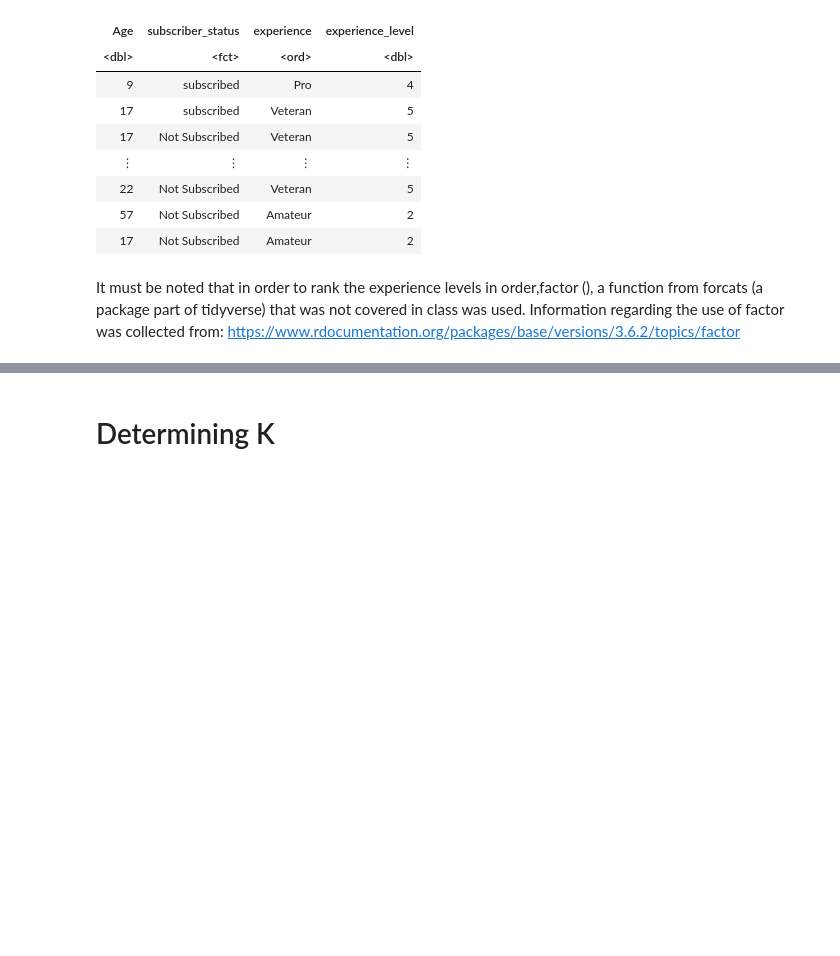
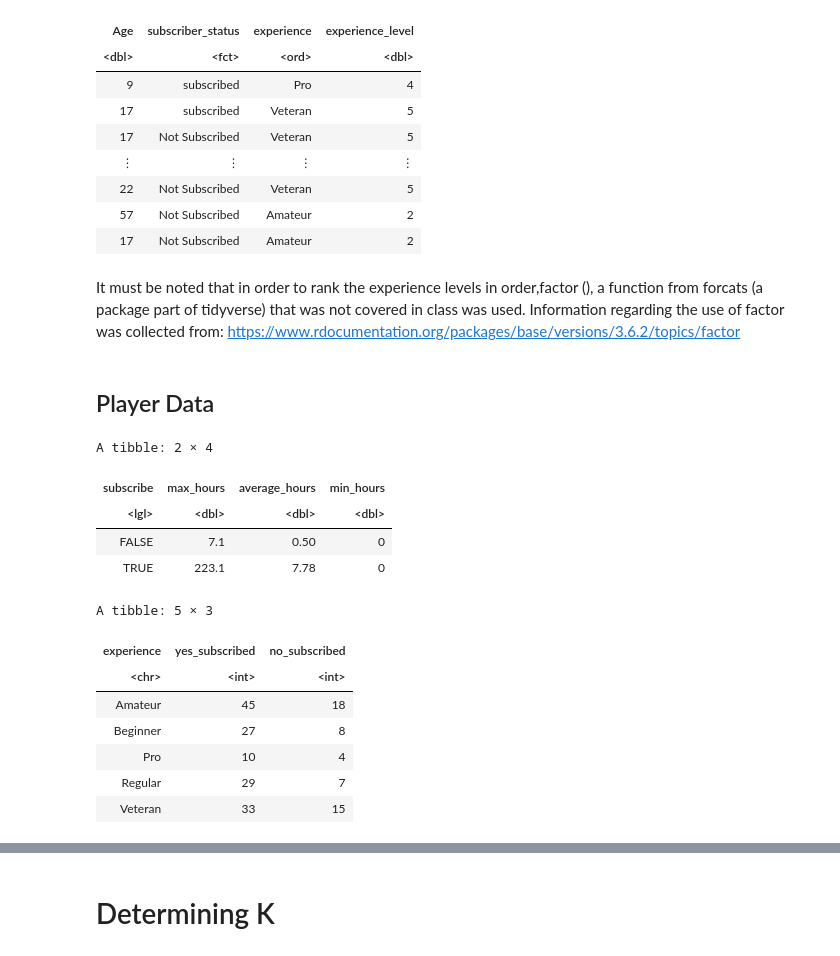
Before and after one commit to Inesh-DSCI/Group-Project-Final, a Jupyter notebook: Group Project :D.ipynb, the cells around one changed output, grey strips where cells are left out. Drawn from its saved outputs; the diff is of its cells as text; code cells hidden in the pictures; blank space fills up the shorter version.

```diff
--- a/Group Project :D.ipynb
+++ b/Group Project :D.ipynb
@@ -81,3 +75,37 @@ A tibble: 194 × 4
 | 17 | Not Subscribed | Amateur | 2 |
 # %% [markdown]
 It must be noted that in order to rank the experience levels in order,factor (), a function from forcats (a package part of tidyverse) that was not covered in class was used. Information regarding the use of factor was collected from: https://www.rdocumentation.org/packages/base/versions/3.6.2/topics/factor
+# %% [markdown]
+<h2> Player Data </h2>
+# %%
+subscriber_max_min_avrg_hours = player_data |>
+    group_by(subscribe) |>
+    summarize(max_hours = max(played_hours, na.rm = TRUE),
+             average_hours = mean(played_hours, na.rm = TRUE),
+             min_hours = min(played_hours, na.rm = TRUE)) |>
+    mutate(max_hours = round(max_hours, digits = 2),
+          average_hours = round(average_hours, digits = 2),
+          min_hours = round(min_hours, digits = 2))
+
+
+number_of_subscribers = player_data |>
+    group_by(experience) |>
+    summarize(yes_subscribed = sum(subscribe, na.rm = TRUE),
+             no_subscribed = sum(!subscribe, na.rm = TRUE))
+
+subscriber_max_min_avrg_hours
+number_of_subscribers
+# %% [output]
+A tibble: 2 × 4
+| subscribe | max_hours | average_hours | min_hours |
+| <lgl> | <dbl> | <dbl> | <dbl> |
+| FALSE | 7.1 | 0.50 | 0 |
+| TRUE | 223.1 | 7.78 | 0 |
+A tibble: 5 × 3
+| experience | yes_subscribed | no_subscribed |
+| <chr> | <int> | <int> |
+| Amateur | 45 | 18 |
+| Beginner | 27 | 8 |
+| Pro | 10 | 4 |
+| Regular | 29 | 7 |
+| Veteran | 33 | 15 |
```
Also changed, not shown: parts of 8 cells of this notebook.
